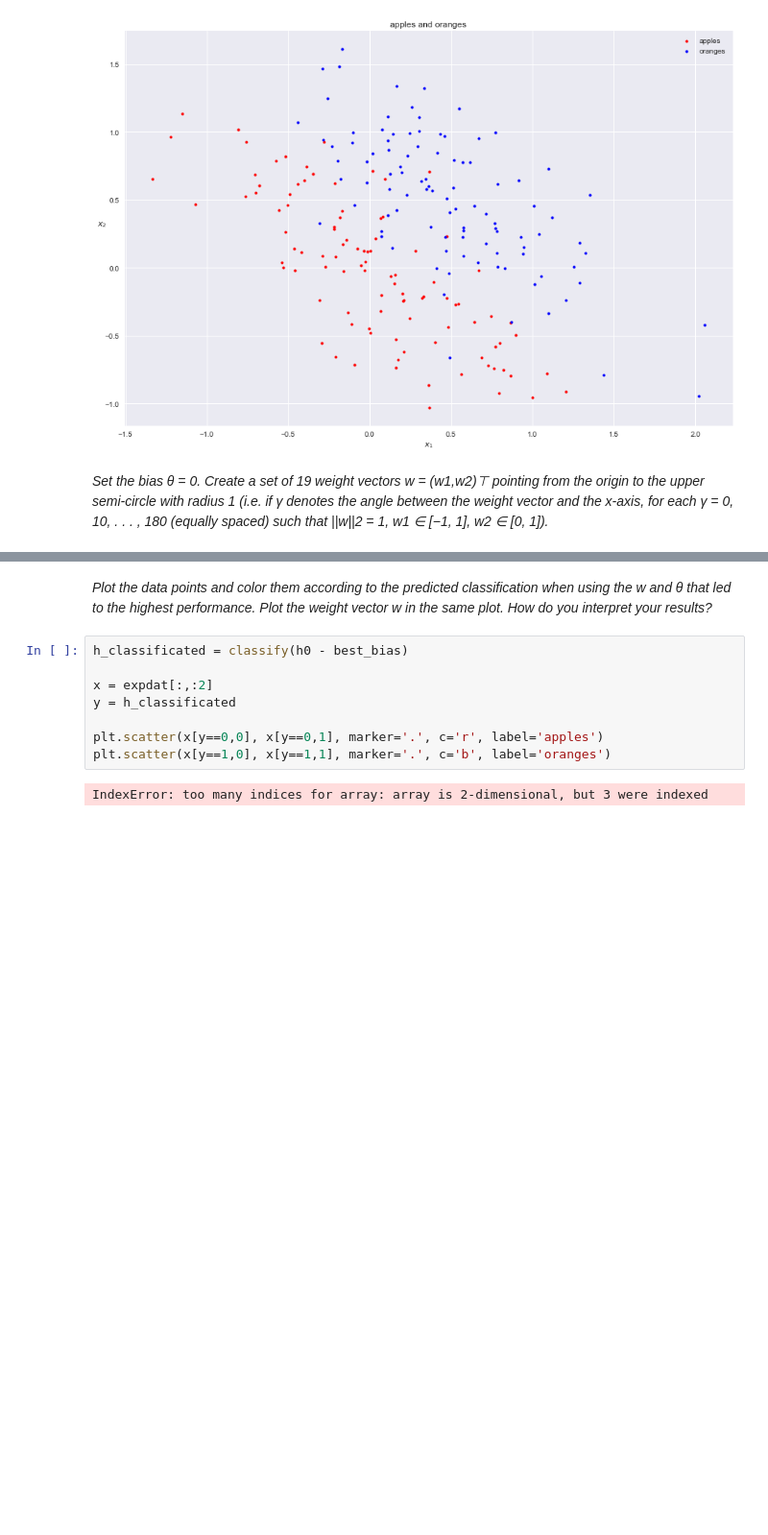
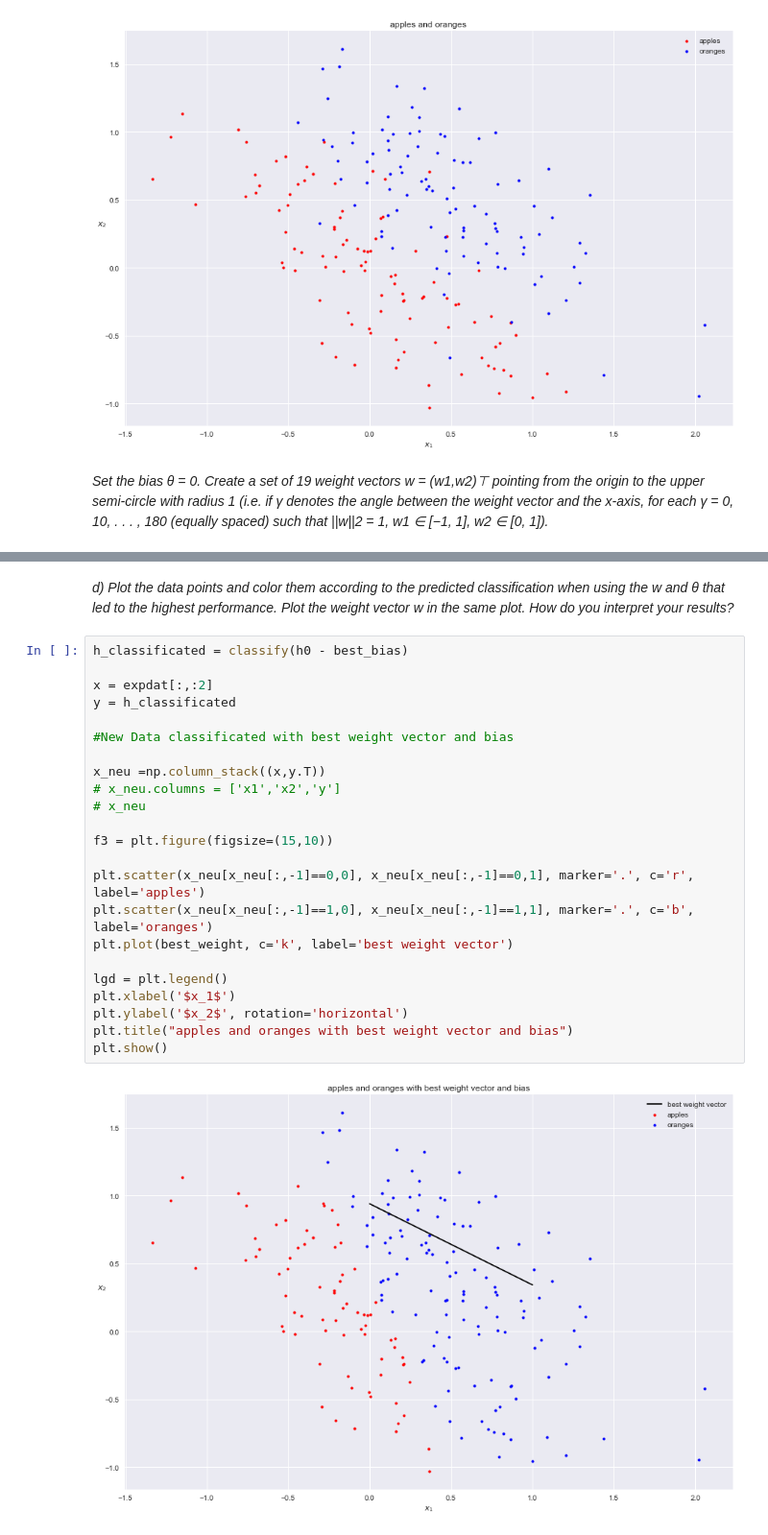
Before and after one commit to Javiermateor/Machine-Intelligence-I, a Jupyter notebook: Exercise 00/Exercise_02.ipynb, the cells around one changed output, grey strips where cells are left out. Shown at 96% size. Cells and saved outputs as stored; diff of their text form; blank space fills up the shorter version.

```diff
--- a/Exercise 00/Exercise_02.ipynb
+++ b/Exercise 00/Exercise_02.ipynb
@@ -153,13 +159,28 @@ print(f'Best bias: {best_bias} with accuracy of {np.max(genauikeit_bias)*100}%')
 Best bias: 0.13827655310621223 with accuracy of 80.5%
 # %% [markdown]
-*Plot the data points and color them according to the predicted classification when using the w and θ that led to the highest performance. Plot the weight vector w in the same plot. How do you interpret your results?*
+*d) Plot the data points and color them according to the predicted classification when using the w and θ that led to the highest performance. Plot the weight vector w in the same plot. How do you interpret your results?*
-# %%
-h_classificated = classify(h0 - best_bias)
-
-x = expdat[:,:2]
-y = h_classificated
-
-plt.scatter(x[y==0,0], x[y==0,1], marker='.', c='r', label='apples')
-plt.scatter(x[y==1,0], x[y==1,1], marker='.', c='b', label='oranges')
-# %% [output]
-IndexError: too many indices for array: array is 2-dimensional, but 3 were indexed
+# %%
+h_classificated = classify(h0 - best_bias)
+
+x = expdat[:,:2]
+y = h_classificated
+
+#New Data classificated with best weight vector and bias
+
+x_neu =np.column_stack((x,y.T))
+# x_neu.columns = ['x1','x2','y']
+# x_neu
+
+f3 = plt.figure(figsize=(15,10))
+
+plt.scatter(x_neu[x_neu[:,-1]==0,0], x_neu[x_neu[:,-1]==0,1], marker='.', c='r', label='apples')
+plt.scatter(x_neu[x_neu[:,-1]==1,0], x_neu[x_neu[:,-1]==1,1], marker='.', c='b', label='oranges')
+plt.plot(best_weight, c='k', label='best weight vector')
+
+lgd = plt.legend()
+plt.xlabel('$x_1$')
+plt.ylabel('$x_2$', rotation='horizontal')
+plt.title("apples and oranges with best weight vector and bias")
+plt.show()
+# %% [output]
+[figure, added]
```
Also changed, not shown: parts of 6 cells of this notebook.
